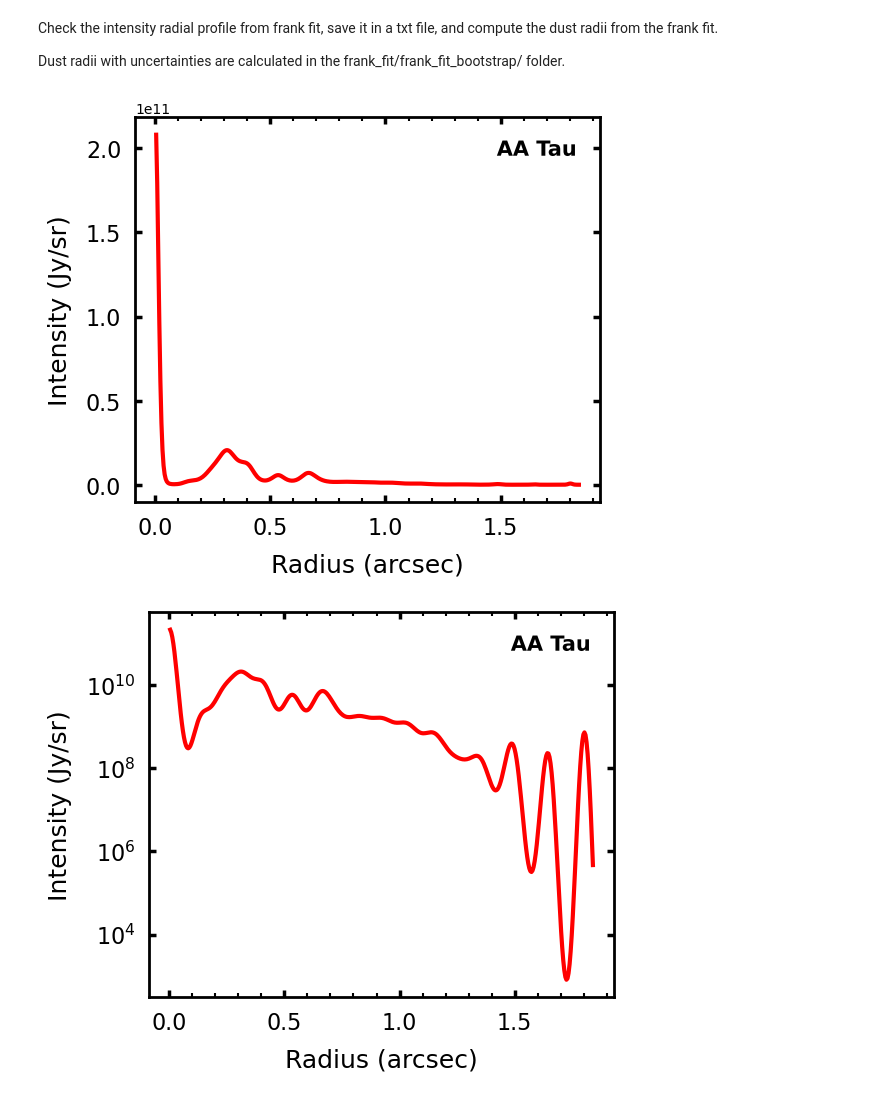
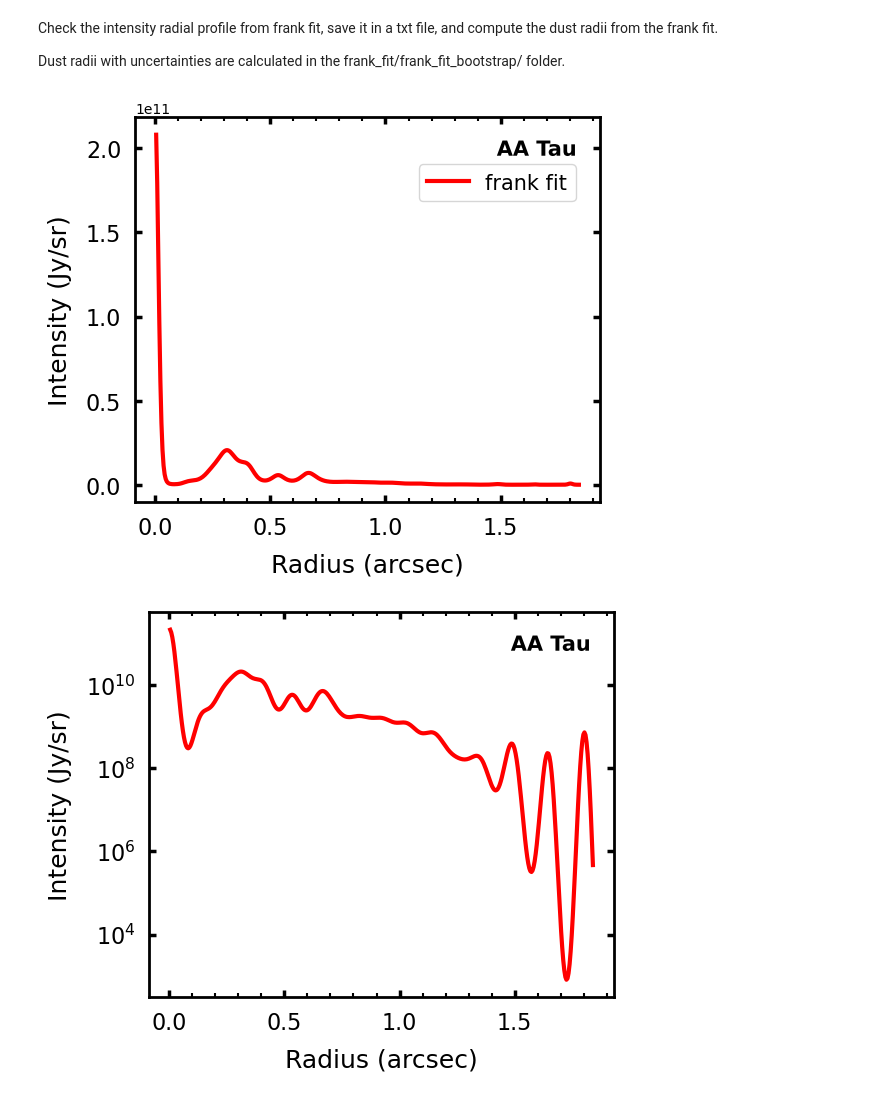
Before and after one commit to pcurone/exoALMA_continuum_pipeline, a Jupyter notebook: analysis/intensity_profile_radii_frank_fit.ipynb, the cells around one changed output. Saved outputs shown, nothing was run; the diff lists cells and outputs as text; code cells hidden in the pictures.

```diff
--- a/analysis/intensity_profile_radii_frank_fit.ipynb
+++ b/analysis/intensity_profile_radii_frank_fit.ipynb
@@ -53,26 +53,28 @@ r_frank_au =  r_frank * distance_pc
 # %%
 fig = plt.figure(figsize=(6,5))
 ax =fig.add_subplot()
 
-ax.plot(r_frank, Inu_frank, color='r', linewidth=3)
+ax.plot(r_frank, Inu_frank, color='r', linewidth=3, label='frank fit')
 
 ax.text(0.95, 0.9, s=target_label,ha='right',
         transform=ax.transAxes, color='k', fontsize=15, fontweight='bold',
         path_effects=[patheffects.withStroke(linewidth=5, foreground="w")])
+ax.legend(fontsize=15, bbox_to_anchor=(0.97, 0.83), loc='right')
 
 index_xticks = 0.5
 ax.xaxis.set_major_locator(MultipleLocator(index_xticks))
 ax.xaxis.set_minor_locator(MultipleLocator(index_xticks/5))
 
 ax.tick_params(which='major',axis='both',right=True,top=True, labelsize=16, pad=10,width=2.5, length=5,direction='in',color='k')
 ax.tick_params(which='minor',axis='both',right=True,top=True, labelsize=16, pad=10,width=1.5, length=3,direction='in',color='k')
 
 ax.set_xlabel('Radius (arcsec)', fontsize = 18, labelpad=10)
 ax.set_ylabel('Intensity (Jy/sr)', fontsize = 18, labelpad=10)
+
 for axis in ['top', 'bottom', 'left', 'right']:
     ax.spines[axis].set_linewidth(2)
 # %% [output]
-[figure, old version]
+[figure, new version]
 # %%
 fig = plt.figure(figsize=(6,5))
 ax =fig.add_subplot()
```
Also changed, not shown: parts of 6 cells of this notebook.
